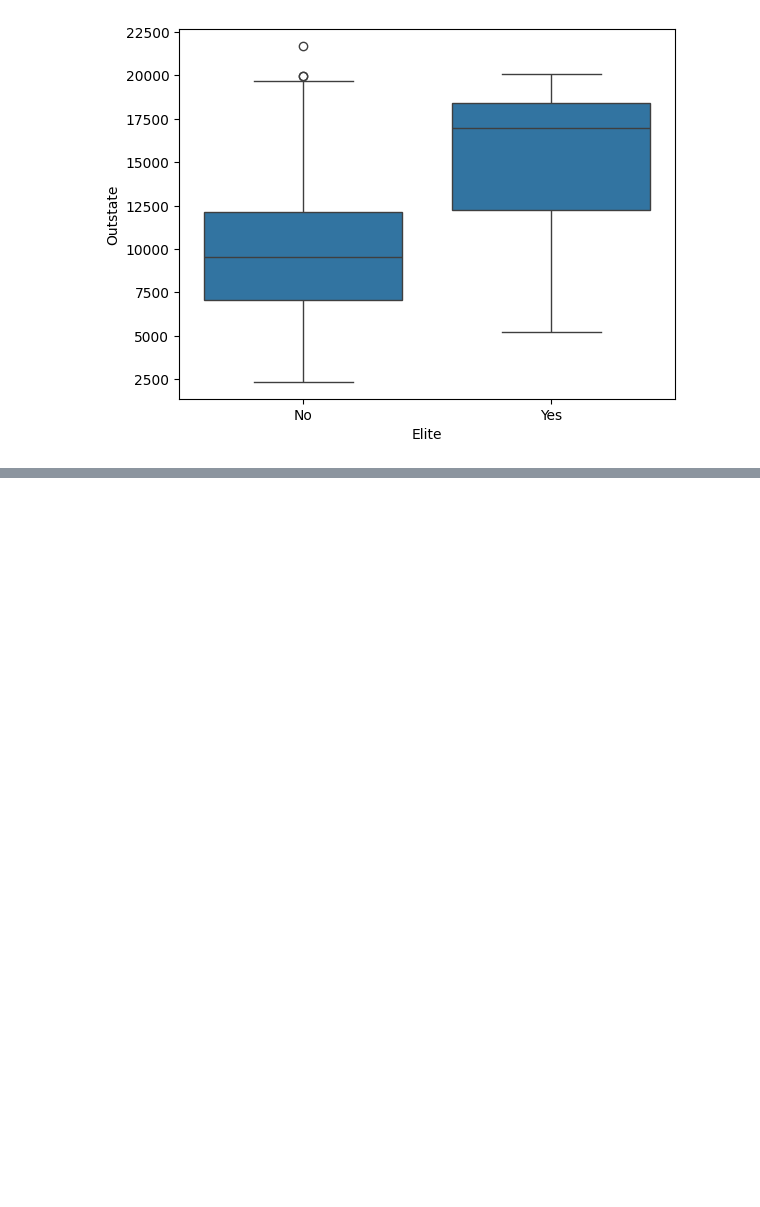
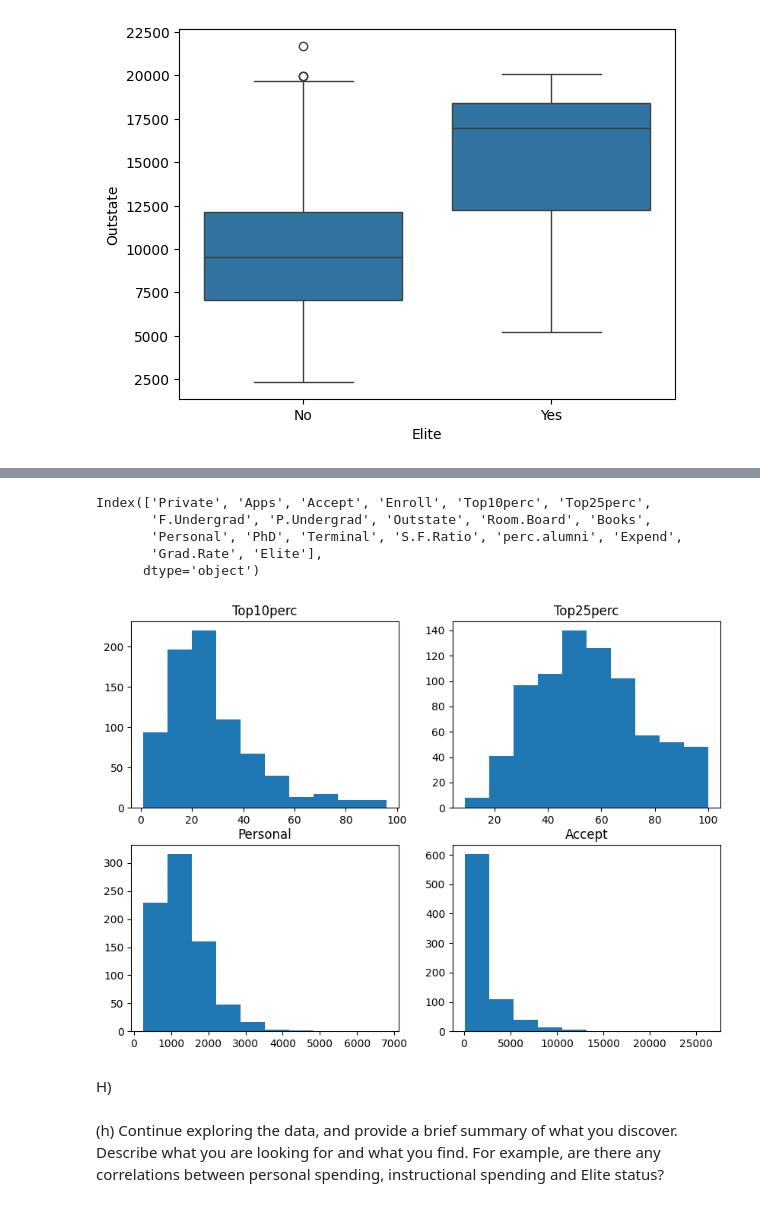
Before and after one commit to zebastian1996/python-programming-ZEBASTIAN-ANDERSSON, a Jupyter notebook: databehandling/lab/labb.ipynb, the cells around one changed output, grey strips where cells are left out. Cells and saved outputs as stored; diff of their text form; code cells hidden in the pictures; blank space fills up the shorter version.

Commit message:
lite mer data sökningar

```diff
--- a/databehandling/lab/labb.ipynb
+++ b/databehandling/lab/labb.ipynb
@@ -119,0 +108,26 @@ G)
+# %%
+college.columns
+# %% [output]
+Index(['Private', 'Apps', 'Accept', 'Enroll', 'Top10perc', 'Top25perc',
+       'F.Undergrad', 'P.Undergrad', 'Outstate', 'Room.Board', 'Books',
+       'Personal', 'PhD', 'Terminal', 'S.F.Ratio', 'perc.alumni', 'Expend',
+       'Grad.Rate', 'Elite'],
+      dtype='object')
+# %%
+columns = ['Top10perc', 'Top25perc', 'Personal', 'Accept']
+
+fig, axes = plt.subplots(2, 2, figsize=(10, 7))
+axes = axes.flatten()
+
+for ax, colum in zip(axes, columns):
+    ax.hist(college[colum])
+    ax.set_title(colum)
+# %% [output]
+[figure, added]
+# %% [markdown]
+H)
+# %% [markdown]
+(h) Continue exploring the data, and provide a brief summary of what you
+discover. Describe what you are looking for and what you find. For example,
+are there any correlations between personal spending, instructional spending
+and Elite status?
```
Also changed, not shown: parts of 20 cells of this notebook.
